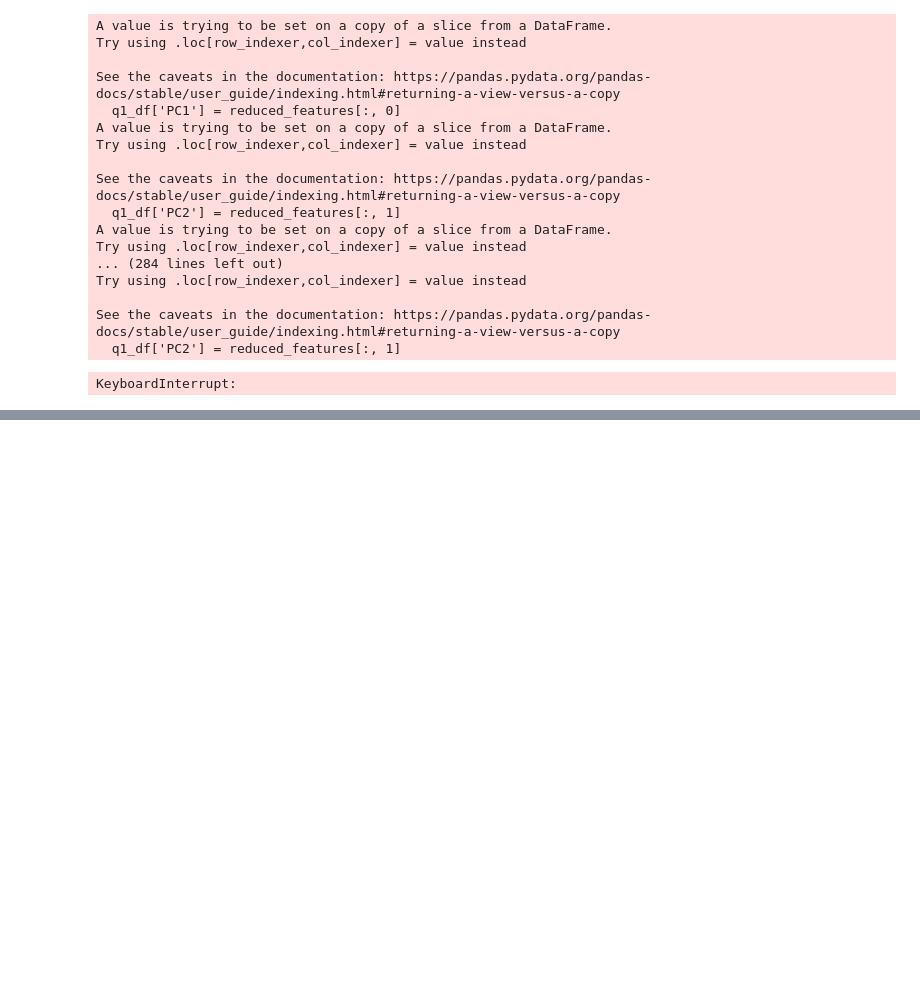
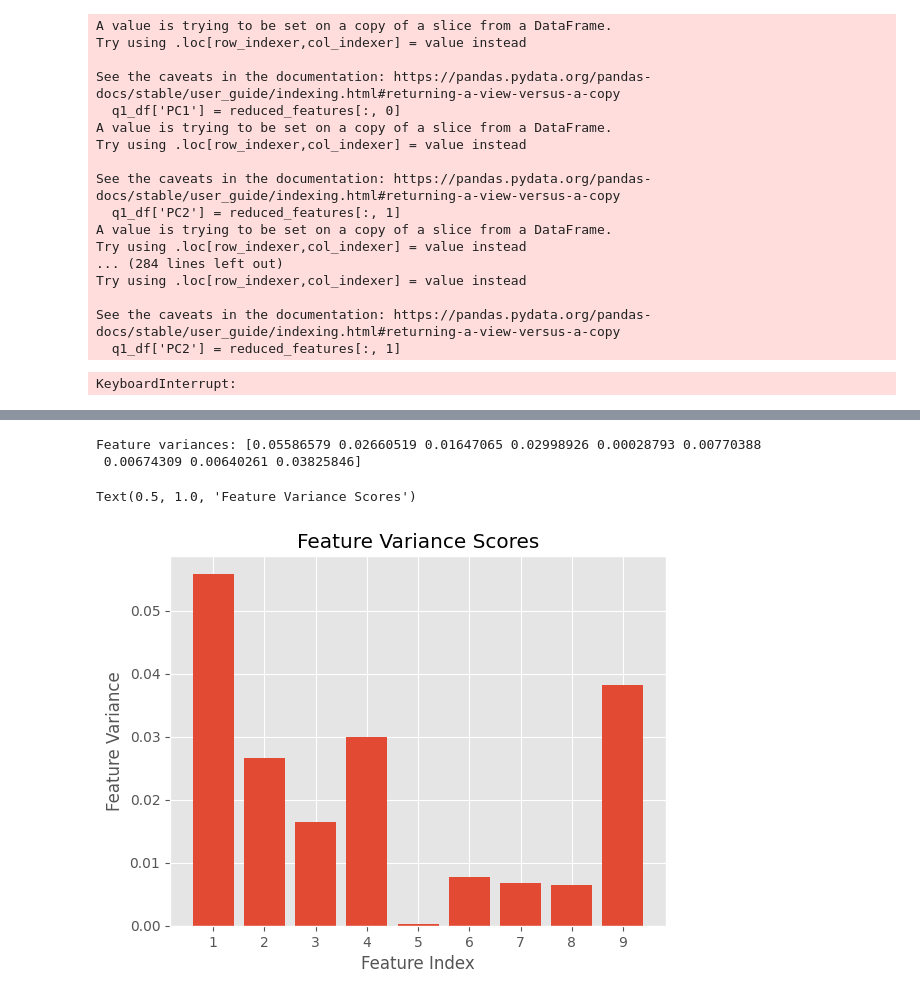
Before and after one commit to fohara115/adapt-patient-tracker, a Jupyter notebook: 7_feature_vis.ipynb, the cells around one changed output, grey strips where cells are left out. Drawn from its saved outputs; the diff is of its cells as text; code cells hidden in the pictures; blank space fills up the shorter version.

```diff
--- a/7_feature_vis.ipynb
+++ b/7_feature_vis.ipynb
@@ -290,0 +232,21 @@ for idx in indices[500:]:
+# %%
+from sklearn.feature_selection import VarianceThreshold
+
+df = raw_df.iloc[:, x_ranges[0]].dropna(subset=(x_ranges[0]))
+
+selector = VarianceThreshold()
+selector.fit_transform(df)
+print("Feature variances:", selector.variances_)
+# %% [output]
+Feature variances: [0.05586579 0.02660519 0.01647065 0.02998926 0.00028793 0.00770388
+ 0.00674309 0.00640261 0.03825846]
+# %%
+plt.style.use('ggplot')
+
+plt.bar([str(i+1) for i in range(9)], selector.variances_)
+plt.xlabel('Feature Index')
+plt.ylabel('Feature Variance')
+plt.title('Feature Variance Scores')
+# %% [output]
+Text(0.5, 1.0, 'Feature Variance Scores')
+[figure, added]
```
Also changed, not shown: parts of 13 cells of this notebook, 1 other file.
